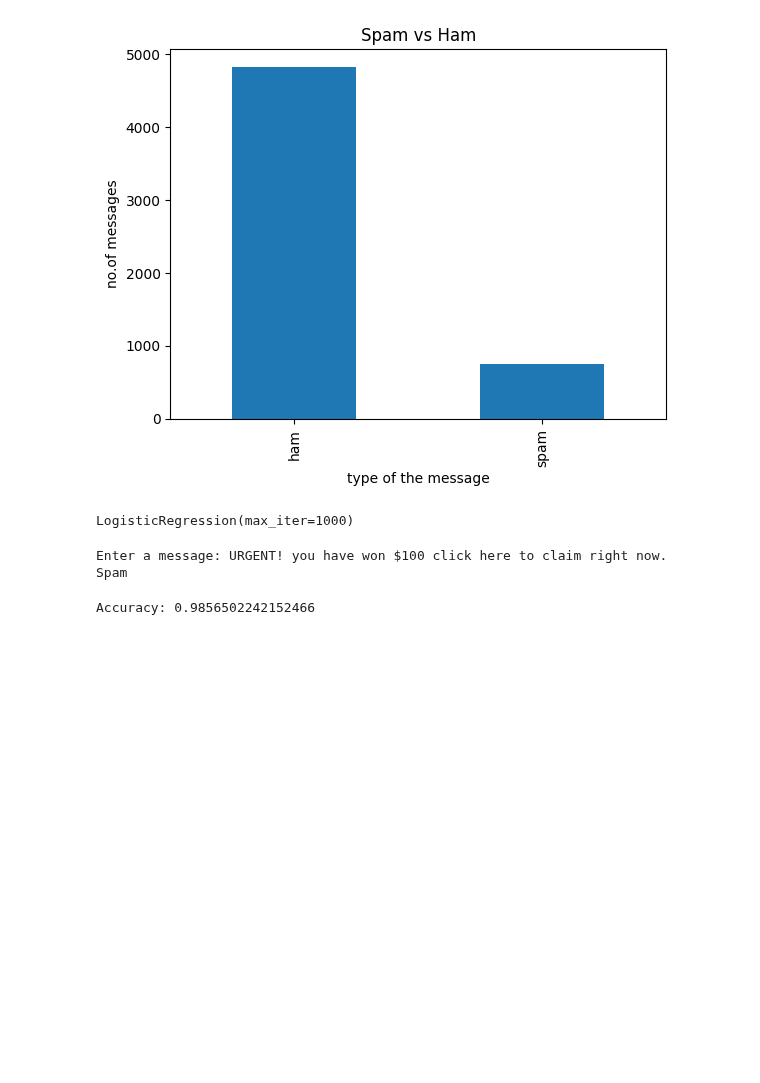
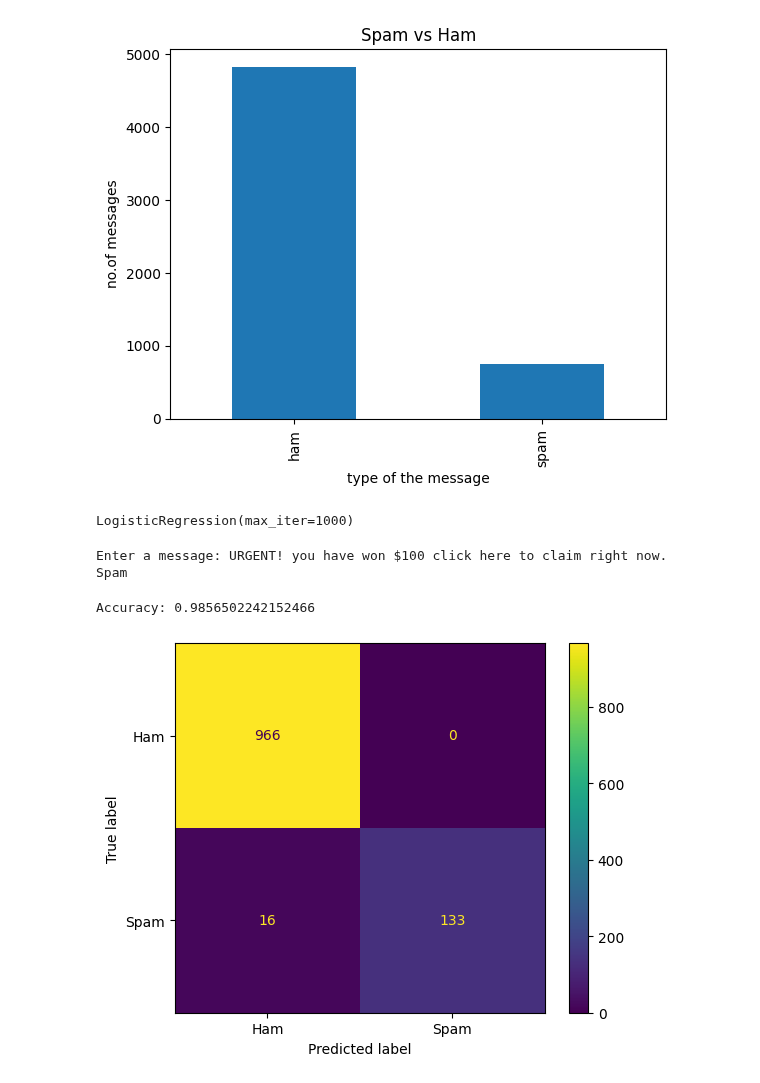
Before and after one commit to honeyhasini1448/MyPython_Projects, a Jupyter notebook: NLP_with_py_text_to_ML_bootcamp.ipynb, the cells around one changed output. Drawn from its saved outputs; the diff is of its cells as text; code cells hidden in the pictures; blank space fills up the shorter version.

```diff
--- a/NLP_with_py_text_to_ML_bootcamp.ipynb
+++ b/NLP_with_py_text_to_ML_bootcamp.ipynb
@@ -514,3 +514,19 @@ accuracy = accuracy_score(y_test,predictions)
 print("Accuracy:",accuracy)
 # %% [output]
 Accuracy: 0.9856502242152466
+# %%
+# Confusion Matrix
+#     -> states how many predictions did our model get right
+#        how many data points correctly predicted and how many wrongly predicted
+#        | one - actually spam got spam      |
+#        | two - actually ham got ham        |
+#        | three - actually spam but got ham |
+#        | four - actually ham but got spam  |
+
+from sklearn.metrics import confusion_matrix,ConfusionMatrixDisplay
+confusion_matrix = confusion_matrix(y_test,predictions)
+display = ConfusionMatrixDisplay(confusion_matrix=confusion_matrix,display_labels=["Ham","Spam"])
+display.plot()
+plt.show()
+# %% [output]
+[figure, added]
```
